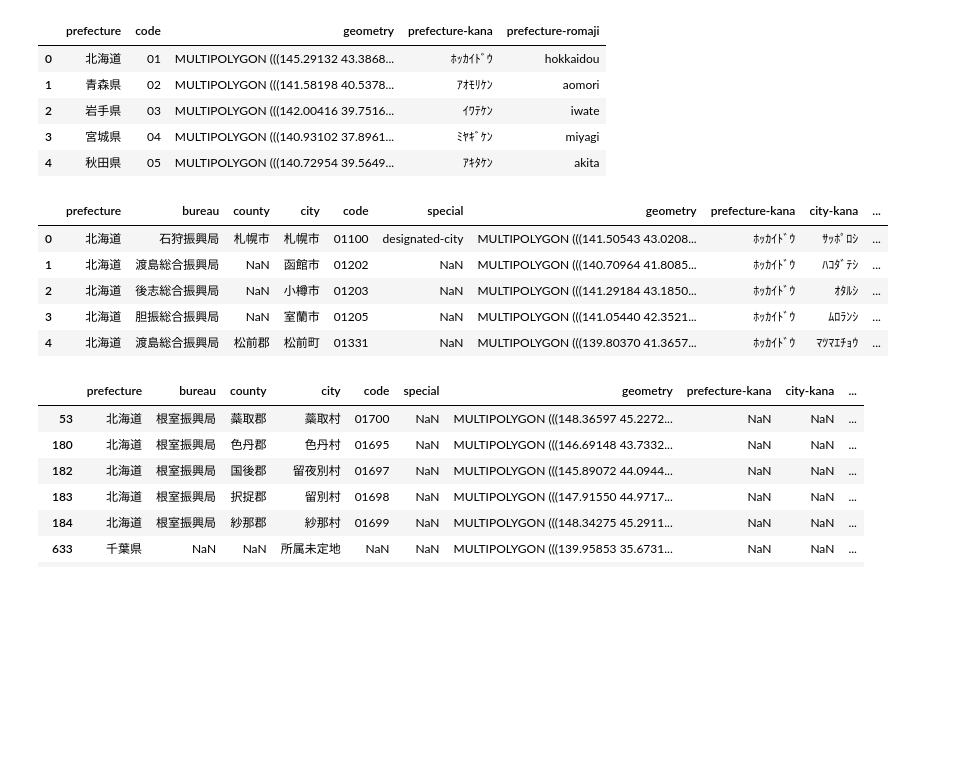
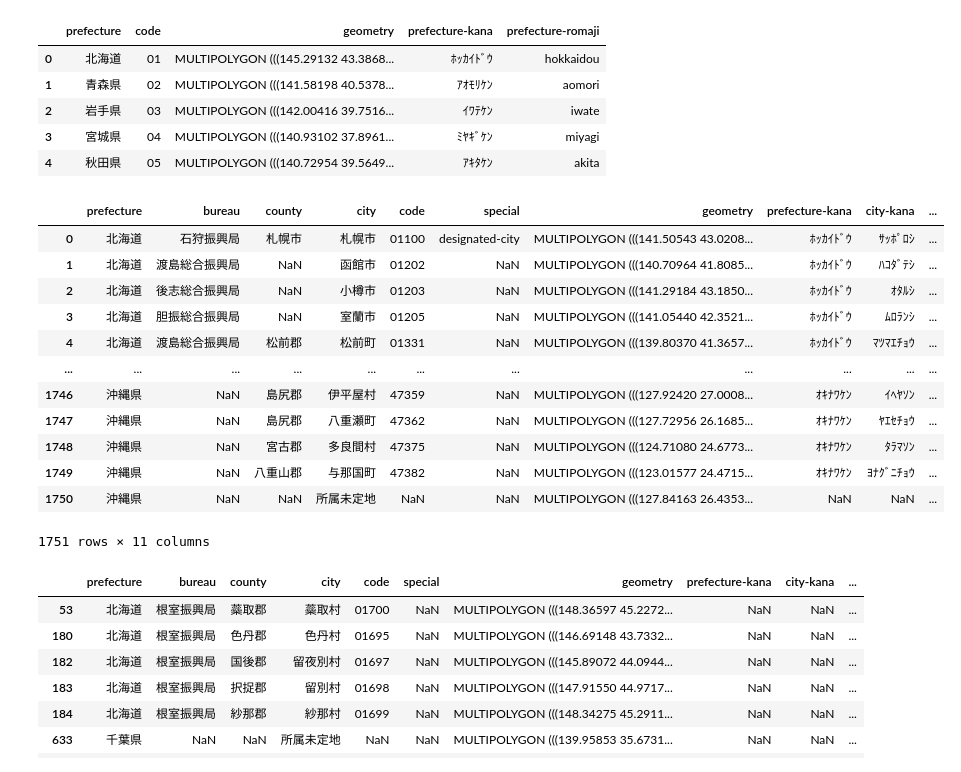
Before and after one commit to passaglia/japandata, a Jupyter notebook: notebooks/readings.ipynb, the cells around one changed output. Saved outputs shown, nothing was run; the diff lists cells and outputs as text; code cells hidden in the pictures; blank space fills up the shorter version.

```diff
--- a/notebooks/readings.ipynb
+++ b/notebooks/readings.ipynb
@@ -49,17 +49,24 @@ pref_map_with_readings.head(5)
 | 4 | 秋田県 | 05 | MULTIPOLYGON (((140.72954 39.5649... | ｱｷﾀｹﾝ | akita |
 # %%
 city_map_with_readings = city_map.merge(
-    city_names, how="left", on=["prefecture", "city"], suffixes=("", "_merge")
-).drop("code_merge", axis=1)
+    city_names, how="left", on=["prefecture", "city"], suffixes=("", "_df")
+).drop("code_df", axis=1)
 # %%
-city_map_with_readings.head(5)
+city_map_with_readings
 # %% [output]
 |  | prefecture | bureau | county | city | code | special | geometry | prefecture-kana | city-kana | ... |
 | 0 | 北海道 | 石狩振興局 | 札幌市 | 札幌市 | 01100 | designated-city | MULTIPOLYGON (((141.50543 43.0208... | ﾎｯｶｲﾄﾞｳ | ｻｯﾎﾟﾛｼ | ... |
 | 1 | 北海道 | 渡島総合振興局 | NaN | 函館市 | 01202 | NaN | MULTIPOLYGON (((140.70964 41.8085... | ﾎｯｶｲﾄﾞｳ | ﾊｺﾀﾞﾃｼ | ... |
 | 2 | 北海道 | 後志総合振興局 | NaN | 小樽市 | 01203 | NaN | MULTIPOLYGON (((141.29184 43.1850... | ﾎｯｶｲﾄﾞｳ | ｵﾀﾙｼ | ... |
 | 3 | 北海道 | 胆振総合振興局 | NaN | 室蘭市 | 01205 | NaN | MULTIPOLYGON (((141.05440 42.3521... | ﾎｯｶｲﾄﾞｳ | ﾑﾛﾗﾝｼ | ... |
 | 4 | 北海道 | 渡島総合振興局 | 松前郡 | 松前町 | 01331 | NaN | MULTIPOLYGON (((139.80370 41.3657... | ﾎｯｶｲﾄﾞｳ | ﾏﾂﾏｴﾁｮｳ | ... |
+| ... | ... | ... | ... | ... | ... | ... | ... | ... | ... | ... |
+| 1746 | 沖縄県 | NaN | 島尻郡 | 伊平屋村 | 47359 | NaN | MULTIPOLYGON (((127.92420 27.0008... | ｵｷﾅﾜｹﾝ | ｲﾍﾔｿﾝ | ... |
+| 1747 | 沖縄県 | NaN | 島尻郡 | 八重瀬町 | 47362 | NaN | MULTIPOLYGON (((127.72956 26.1685... | ｵｷﾅﾜｹﾝ | ﾔｴｾﾁｮｳ | ... |
+| 1748 | 沖縄県 | NaN | 宮古郡 | 多良間村 | 47375 | NaN | MULTIPOLYGON (((124.71080 24.6773... | ｵｷﾅﾜｹﾝ | ﾀﾗﾏｿﾝ | ... |
+| 1749 | 沖縄県 | NaN | 八重山郡 | 与那国町 | 47382 | NaN | MULTIPOLYGON (((123.01577 24.4715... | ｵｷﾅﾜｹﾝ | ﾖﾅｸﾞﾆﾁｮｳ | ... |
+| 1750 | 沖縄県 | NaN | NaN | 所属未定地 | NaN | NaN | MULTIPOLYGON (((127.84163 26.4353... | NaN | NaN | ... |
+1751 rows × 11 columns
 # %%
 # Merge failures: No reading found
 city_map_with_readings[pd.isna(city_map_with_readings["city-romaji"])]
```
Also changed, not shown: parts of 13 cells of this notebook, 9 other files.
